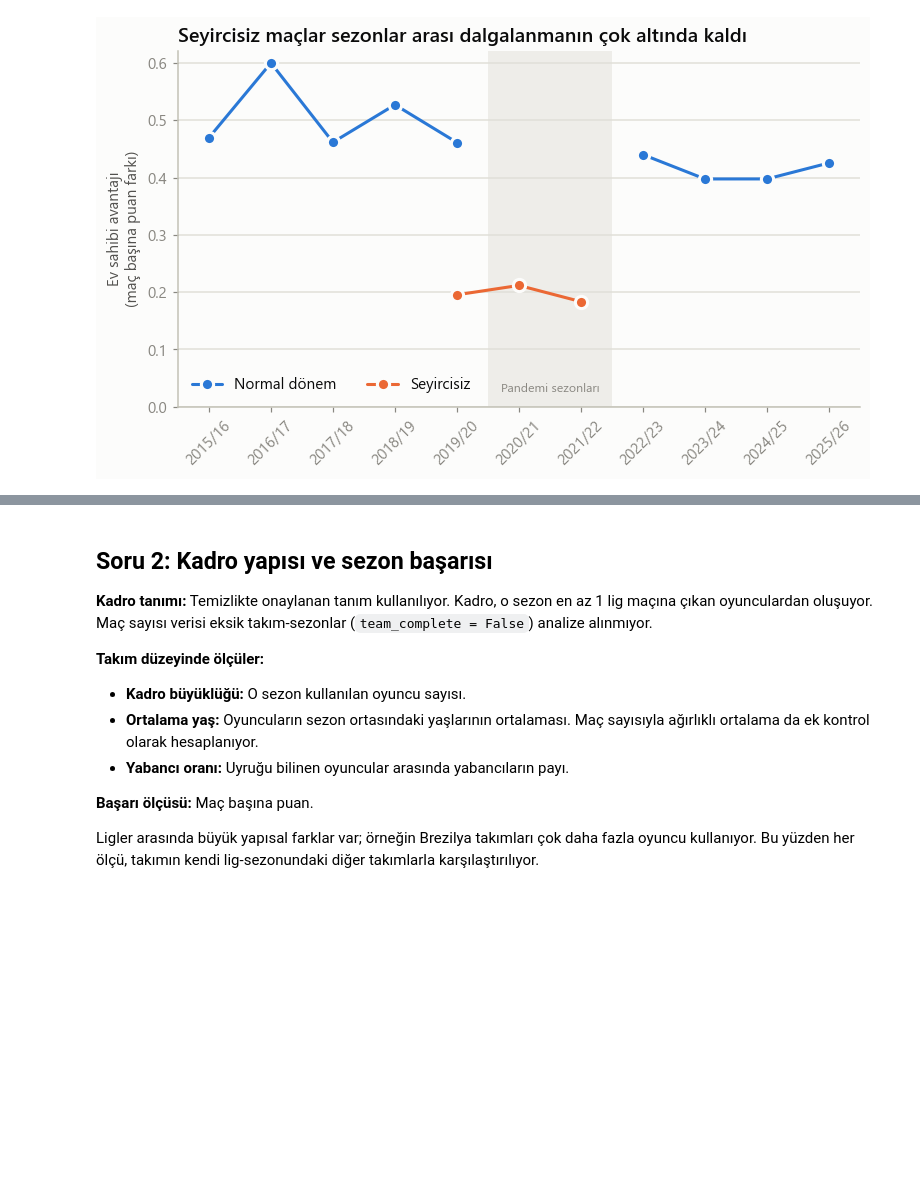
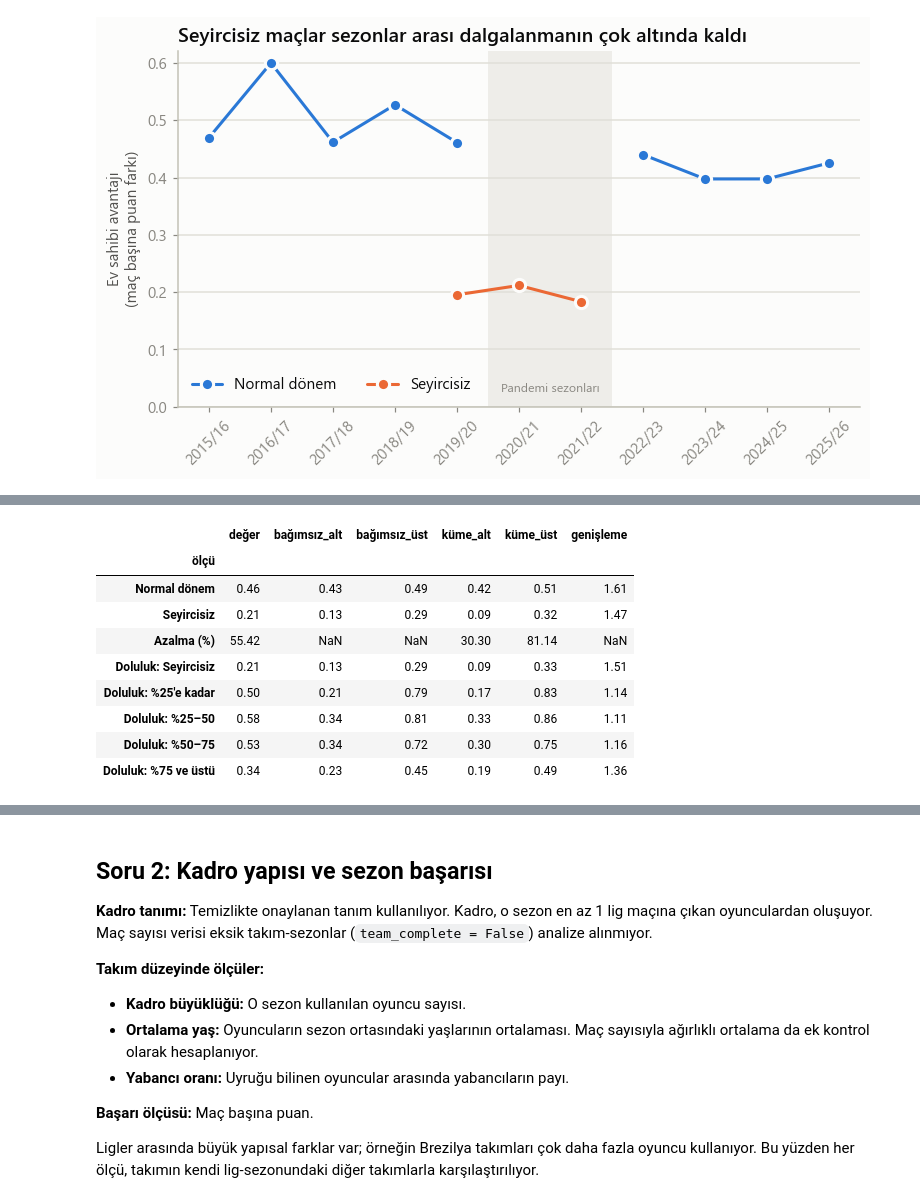
Before and after one commit to Daisyhaxx/saha-disi-faktorler, a Jupyter notebook: notebooks/02_analysis.ipynb, the cells around one changed output, grey strips where cells are left out. Saved outputs shown, nothing was run; the diff lists cells and outputs as text; code cells hidden in the pictures; blank space fills up the shorter version.

```diff
--- a/notebooks/02_analysis.ipynb
+++ b/notebooks/02_analysis.ipynb
@@ -245,0 +262,41 @@ Normal dönemde ev sahibi avantajı sezondan sezona 0,40 ile 0,60 arasında dalg
+# %%
+home_season = ["home_team_id", "season"]
+is_normal = compare["period"] == "Normal dönem"
+is_empty = compare["period"] == "Seyircisiz"
+sums = compare.assign(
+    adv_normal=compare["home_adv"].where(is_normal, 0), n_normal=is_normal,
+    adv_empty=compare["home_adv"].where(is_empty, 0), n_empty=is_empty,
+).groupby(home_season)[["adv_normal", "n_normal", "adv_empty", "n_empty"]].sum()
+
+estimates = {
+    "Normal dönem": lambda t: t["adv_normal"] / t["n_normal"],
+    "Seyircisiz": lambda t: t["adv_empty"] / t["n_empty"],
+    "Azalma (%)": lambda t: 100 * (1 - (t["adv_empty"] / t["n_empty"]) / (t["adv_normal"] / t["n_normal"])),
+}
+naive = q1[q1["lig"] == "Tüm ligler"].set_index("dönem")
+rows = []
+for name, stat in estimates.items():
+    low, high = cluster_bootstrap_ci(sums, stat)
+    mean, ci = naive.loc[name, ["puan_farkı", "ci"]] if name in naive.index else (np.nan, np.nan)
+    rows.append({"ölçü": name, "değer": stat(sums.sum()), "bağımsız_alt": mean - ci,
+                 "bağımsız_üst": mean + ci, "küme_alt": low, "küme_üst": high})
+for label, group in pandemic.groupby("doluluk", observed=True):
+    per_cluster = group.groupby(home_season)["home_adv"].agg(adv="sum", n="size")
+    low, high = cluster_bootstrap_ci(per_cluster, lambda t: t["adv"] / t["n"])
+    mean, ci = dose.loc[label, ["puan_farkı", "ci"]]
+    rows.append({"ölçü": f"Doluluk: {label}", "değer": mean, "bağımsız_alt": mean - ci,
+                 "bağımsız_üst": mean + ci, "küme_alt": low, "küme_üst": high})
+q1_ci = pd.DataFrame(rows).set_index("ölçü")
+q1_ci["genişleme"] = (q1_ci["küme_üst"] - q1_ci["küme_alt"]) / (q1_ci["bağımsız_üst"] - q1_ci["bağımsız_alt"])
+q1_ci.round(2)
+# %% [output]
+|  | değer | bağımsız_alt | bağımsız_üst | küme_alt | küme_üst | genişleme |
+| ölçü |  |  |  |  |  |  |
+| Normal dönem | 0.46 | 0.43 | 0.49 | 0.42 | 0.51 | 1.61 |
+| Seyircisiz | 0.21 | 0.13 | 0.29 | 0.09 | 0.32 | 1.47 |
+| Azalma (%) | 55.42 | NaN | NaN | 30.30 | 81.14 | NaN |
+| Doluluk: Seyircisiz | 0.21 | 0.13 | 0.29 | 0.09 | 0.33 | 1.51 |
+| Doluluk: %25'e kadar | 0.50 | 0.21 | 0.79 | 0.17 | 0.83 | 1.14 |
+| Doluluk: %25–50 | 0.58 | 0.34 | 0.81 | 0.33 | 0.86 | 1.11 |
+| Doluluk: %50–75 | 0.53 | 0.34 | 0.72 | 0.30 | 0.75 | 1.16 |
+| Doluluk: %75 ve üstü | 0.34 | 0.23 | 0.45 | 0.19 | 0.49 | 1.36 |
```
Also changed, not shown: parts of 15 cells of this notebook, 5 other files.
